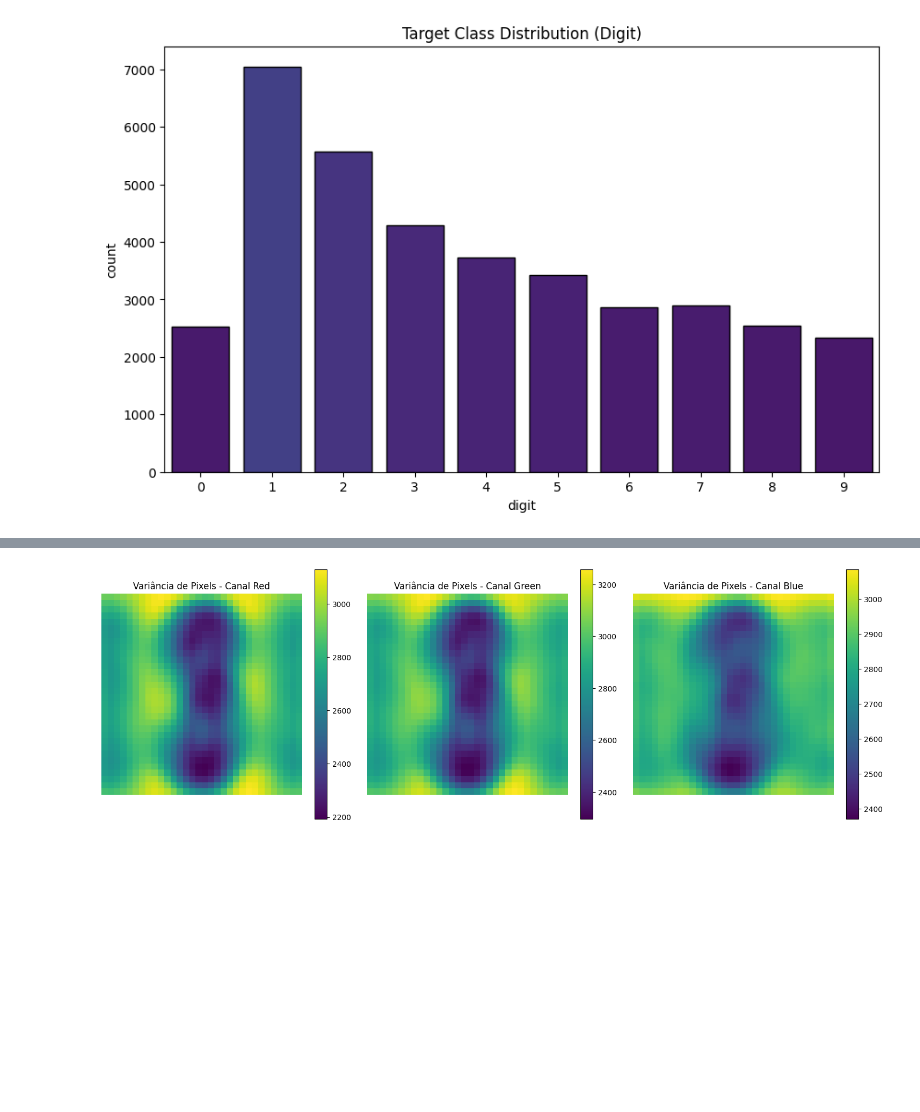
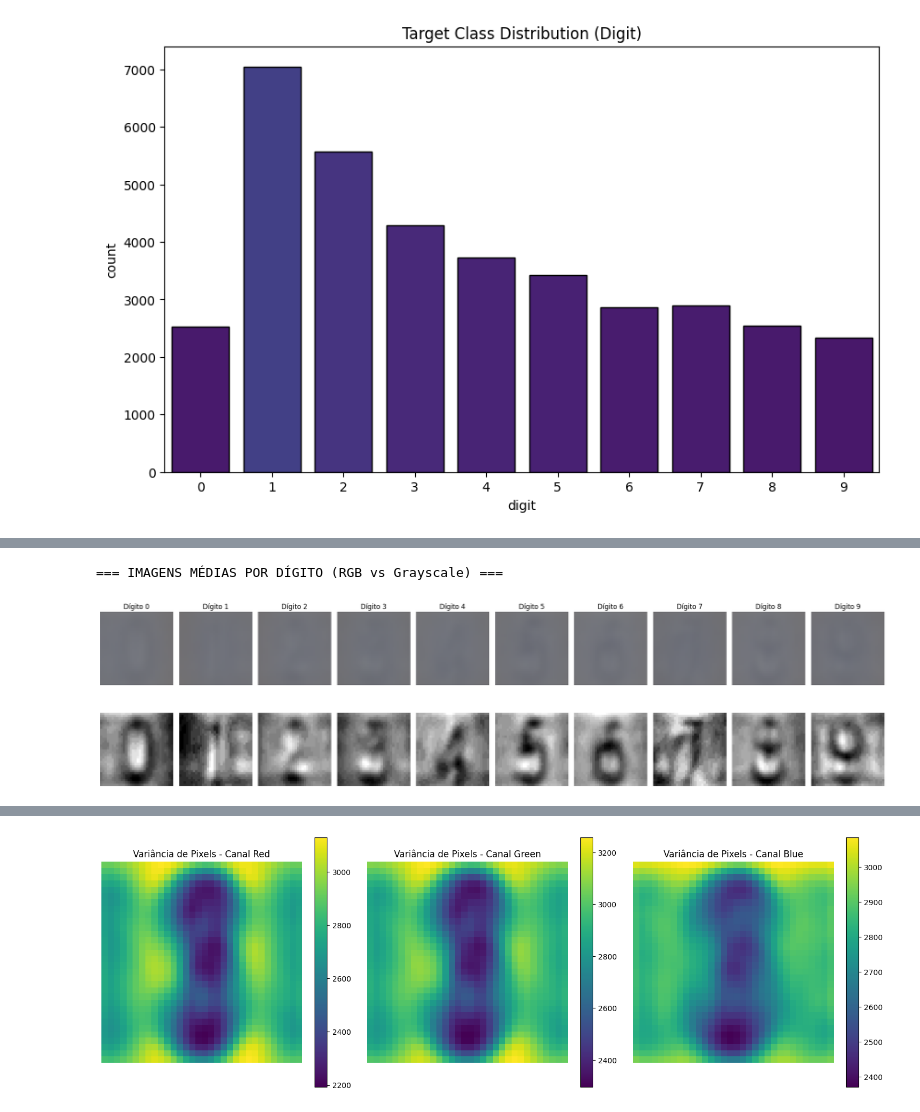
Before and after one commit to marquesgbr/SVHN_ML_project, a Jupyter notebook: 01_EDA.ipynb, the cells around one changed output, grey strips where cells are left out. Cells and saved outputs as stored; diff of their text form; code cells hidden in the pictures; blank space fills up the shorter version.

```diff
--- a/01_EDA.ipynb
+++ b/01_EDA.ipynb
@@ -186,0 +211,30 @@ Usando interpretação row-major (32x32x3 sequencial):
+# %%
+fig, axes = plt.subplots(2, 10, figsize=(20, 6))
+
+print("=== IMAGENS MÉDIAS POR DÍGITO (RGB vs Grayscale) ===")
+
+for digit in range(10):
+    # Filtrar pixels apenas do dígito atual
+    digit_pixels = data[data.iloc[:, -1] == digit].iloc[:, :-1]
+
+    # Média dos pixels
+    mean_pixels = digit_pixels.mean(axis=0)
+
+    mean_img = get_image_from_row(mean_pixels)
+
+    mean_gray = np.mean(mean_img, axis=2)
+
+    # RGB
+    axes[0, digit].imshow(mean_img.astype('uint8'))
+    axes[0, digit].set_title(f'Dígito {digit}')
+    axes[0, digit].axis('off')
+
+    # Grayscale
+    axes[1, digit].imshow(mean_gray, cmap='gray')
+    axes[1, digit].axis('off')
+
+plt.tight_layout()
+plt.show()
+# %% [output]
+=== IMAGENS MÉDIAS POR DÍGITO (RGB vs Grayscale) ===
+[figure, added]
```
Also changed, not shown: parts of 30 cells of this notebook, 1 other file.
